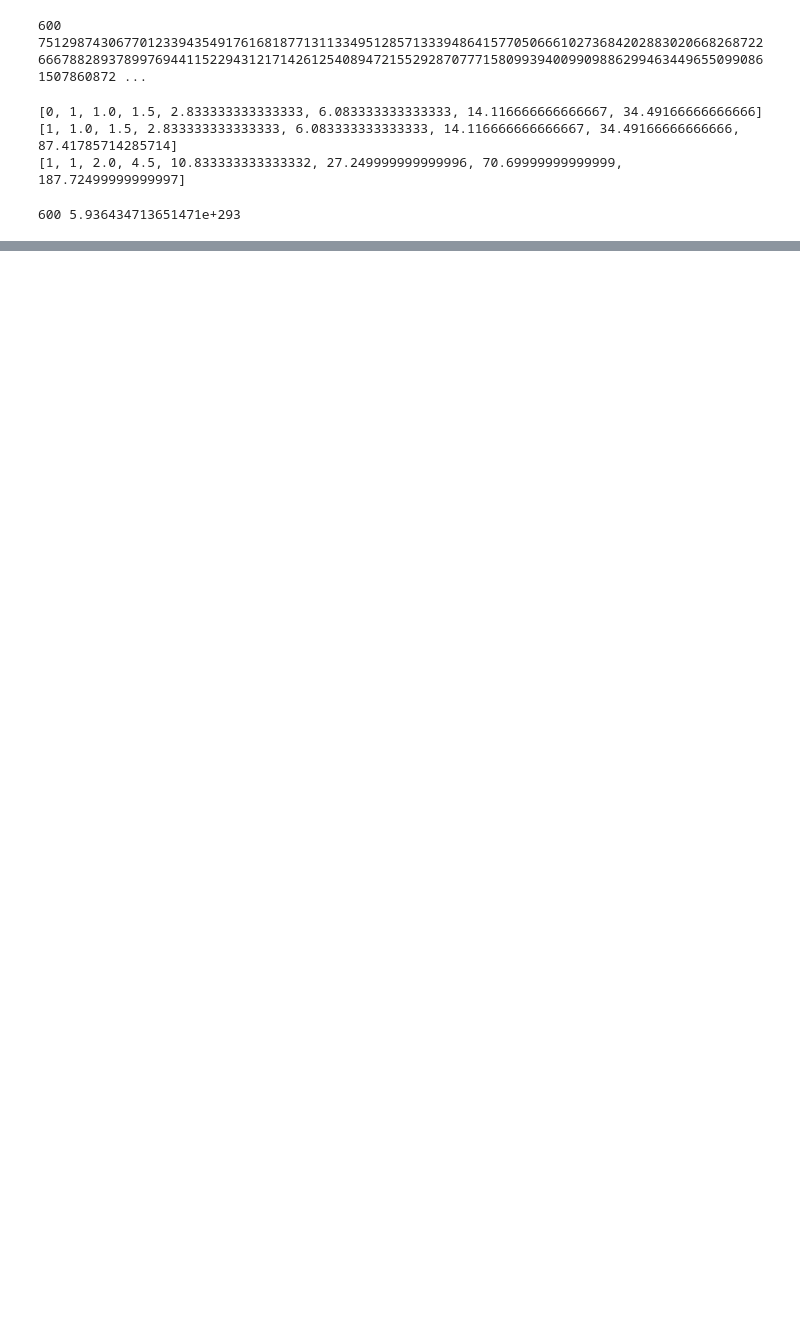
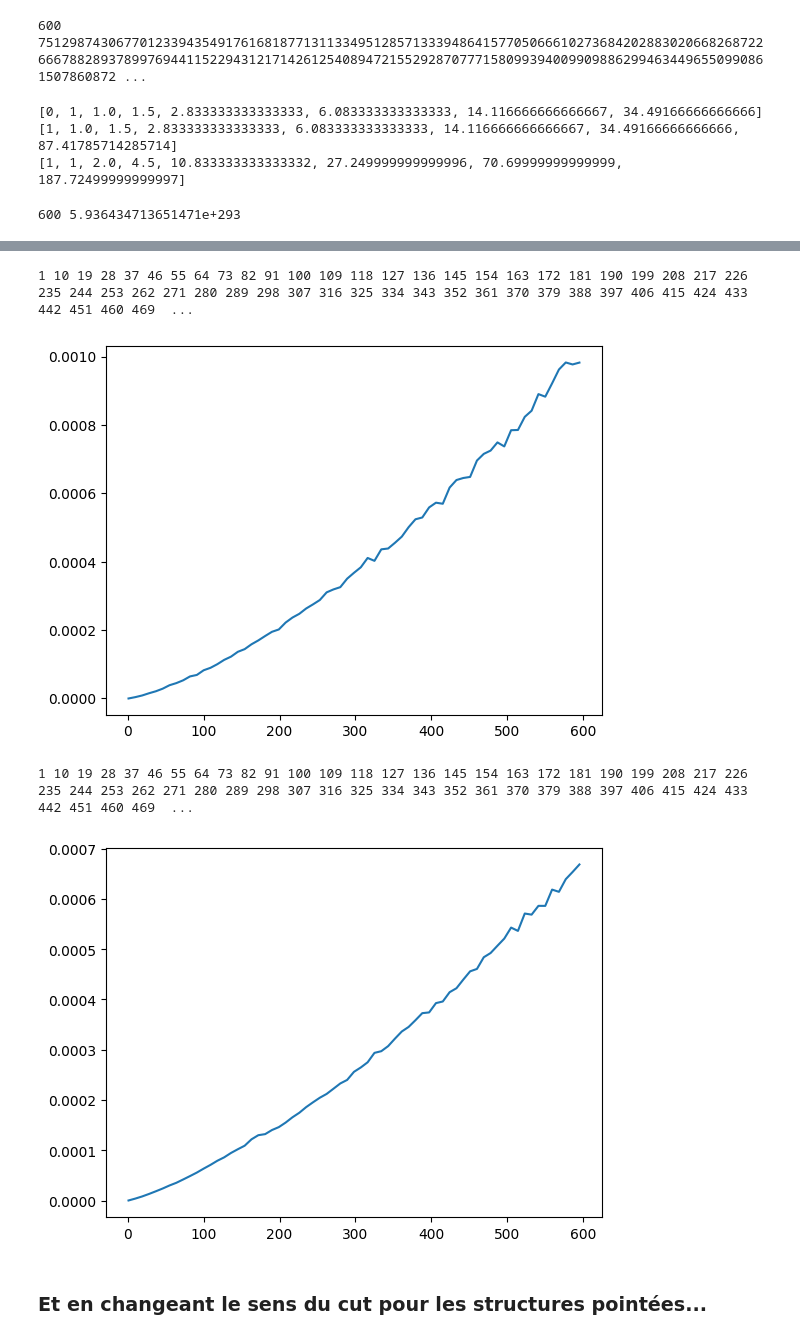
Before and after one commit to CarinePivoteau/Alea2023Notebooks, a Jupyter notebook: gR_mobiles_labelled.ipynb, the cells around one changed output, grey strips where cells are left out. Cells and saved outputs as stored; diff of their text form; code cells hidden in the pictures; blank space fills up the shorter version.

```diff
--- a/gR_mobiles_labelled.ipynb
+++ b/gR_mobiles_labelled.ipynb
@@ -249,0 +185,25 @@ plot_time(random_mobile2, cmax, nb_steps=60, nb=200)
+# %%
+def cutC2(n): # ordre boustrophédon
+    u = random.random()
+    k,s = 0,0
+    while(True):
+        if u <= s:
+            return k
+        if u > 1-s :
+            return n-k
+        k += 1
+        s += k * cM[k] * cS[n-k] / (n * cC[n])  # tC = tM x S
+
+
+def cutS2(n): # ordre boustrophédon
+    u = random.random()
+    k,s = 0,0
+    while(True):
+        if u <= s:
+            return k
+        if u > 1-s :
+            return n-k
+        k += 1
+        s += cM[k] * cS[n-k] / cS[n]  # S = 1 + M x S
+
+random_mobile2 = gen_mobile(cutC2,cutS2)
@@ -249,0 +228,10 @@ plot_time(random_mobile2, cmax, nb_steps=60, nb=200)
+# %%
+plot_time(random_mobile, cmax, nb_steps=60, nb=200)
+plot_time(random_mobile2, cmax, nb_steps=60, nb=200)
+# %% [output]
+1 10 19 28 37 46 55 64 73 82 91 100 109 118 127 136 145 154 163 172 181 190 199 208 217 226 235 244 253 262 271 280 289 298 307 316 325 334 343 352 361 370 379 388 397 406 415 424 433 442 451 460 469  ...
+[figure, added]
+1 10 19 28 37 46 55 64 73 82 91 100 109 118 127 136 145 154 163 172 181 190 199 208 217 226 235 244 253 262 271 280 289 298 307 316 325 334 343 352 361 370 379 388 397 406 415 424 433 442 451 460 469  ...
+[figure, added]
+# %% [markdown]
+### Et en changeant le sens du cut pour les structures pointées...
```
Also changed, not shown: parts of 20 cells of this notebook.
